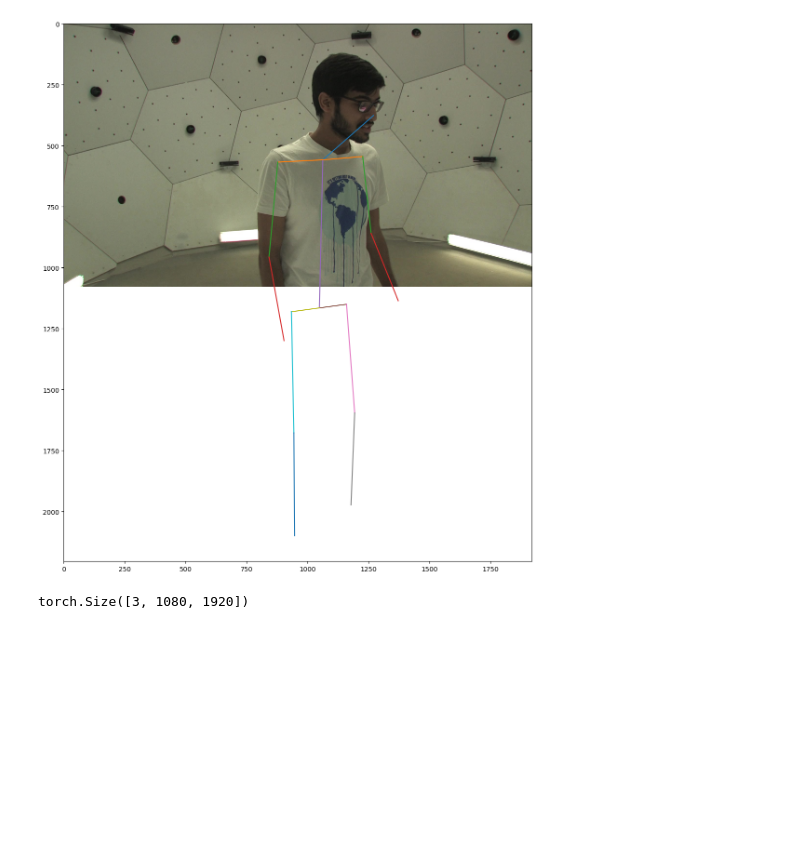
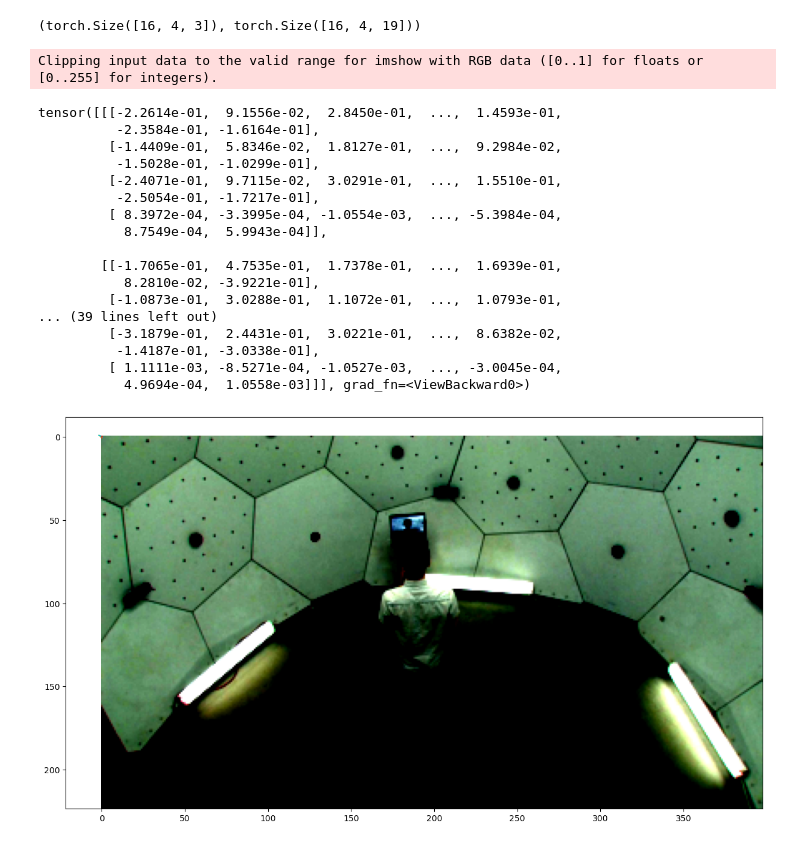
Before and after one commit to janpawlowskiof/geometric_pose_estimation, a Jupyter notebook: app/sandbox.ipynb, the cells around one changed output. Cells and saved outputs as stored; diff of their text form; code cells hidden in the pictures; blank space fills up the shorter version.

Commit message:
working back-projection on model

```diff
--- a/app/sandbox.ipynb
+++ b/app/sandbox.ipynb
@@ -57,15 +7,47 @@ projected_points.shape
-# %%
-invP4 = np.linalg.pinv(P4)
-inv_joints = invP4 @ projected_points
-_ = display_points(inv_joints)
-# %% [output]
-[figure, removed]
-# %%
-from app.dataset.panoptic.flat_panoptic_clip import FlatPanopticClip
-
-flat_panoptic_clip = FlatPanopticClip(clip_path)
-len(flat_panoptic_clip)
-
-flat_panoptic_clip[0]["image"].shape
-# %% [output]
-torch.Size([3, 1080, 1920])
+# %%
+from pathlib import Path
+from app.dataset.flat_data_module import FlatDataModule
+import torch
+from app.dataset.panoptic.camera import display_points
+
+clip_path = Path("/home/juanpablo/cv_datasets/171204_pose3")
+
+data_module = FlatDataModule(clip_path, batch_size=16)
+train_dl = data_module.train_dataloader()
+batch = next(iter(train_dl))
+
+p = batch["p"]
+inv_p = batch["inv_p"]
+joints = batch["joints"]
+image = batch["image"]
+
+batch["inv_p"].shape, batch["joints"].shape
+# %% [output]
+(torch.Size([16, 4, 3]), torch.Size([16, 4, 19]))
+# %%
+from app.model.proj_module import ProjModule
+
+proj_module = ProjModule()
+output = proj_module.forward(batch["image"], batch["inv_p"])
+display_points(output[0].T.detach(), p[0], image[0], 224/1080)
+output
+# %% [output]
+Clipping input data to the valid range for imshow with RGB data ([0..1] for floats or [0..255] for integers).
+tensor([[[-2.2614e-01,  9.1556e-02,  2.8450e-01,  ...,  1.4593e-01,
+          -2.3584e-01, -1.6164e-01],
+         [-1.4409e-01,  5.8346e-02,  1.8127e-01,  ...,  9.2984e-02,
+          -1.5028e-01, -1.0299e-01],
+         [-2.4071e-01,  9.7115e-02,  3.0291e-01,  ...,  1.5510e-01,
+          -2.5054e-01, -1.7217e-01],
+         [ 8.3972e-04, -3.3995e-04, -1.0554e-03,  ..., -5.3984e-04,
+           8.7549e-04,  5.9943e-04]],
+
+        [[-1.7065e-01,  4.7535e-01,  1.7378e-01,  ...,  1.6939e-01,
+           8.2810e-02, -3.9221e-01],
+         [-1.0873e-01,  3.0288e-01,  1.1072e-01,  ...,  1.0793e-01,
+... (39 lines left out)
+         [-3.1879e-01,  2.4431e-01,  3.0221e-01,  ...,  8.6382e-02,
+          -1.4187e-01, -3.0338e-01],
+         [ 1.1111e-03, -8.5271e-04, -1.0527e-03,  ..., -3.0045e-04,
+           4.9694e-04,  1.0558e-03]]], grad_fn=<ViewBackward0>)
+[figure, added]
```
Also changed, not shown: parts of 4 cells of this notebook, 6 other files.
